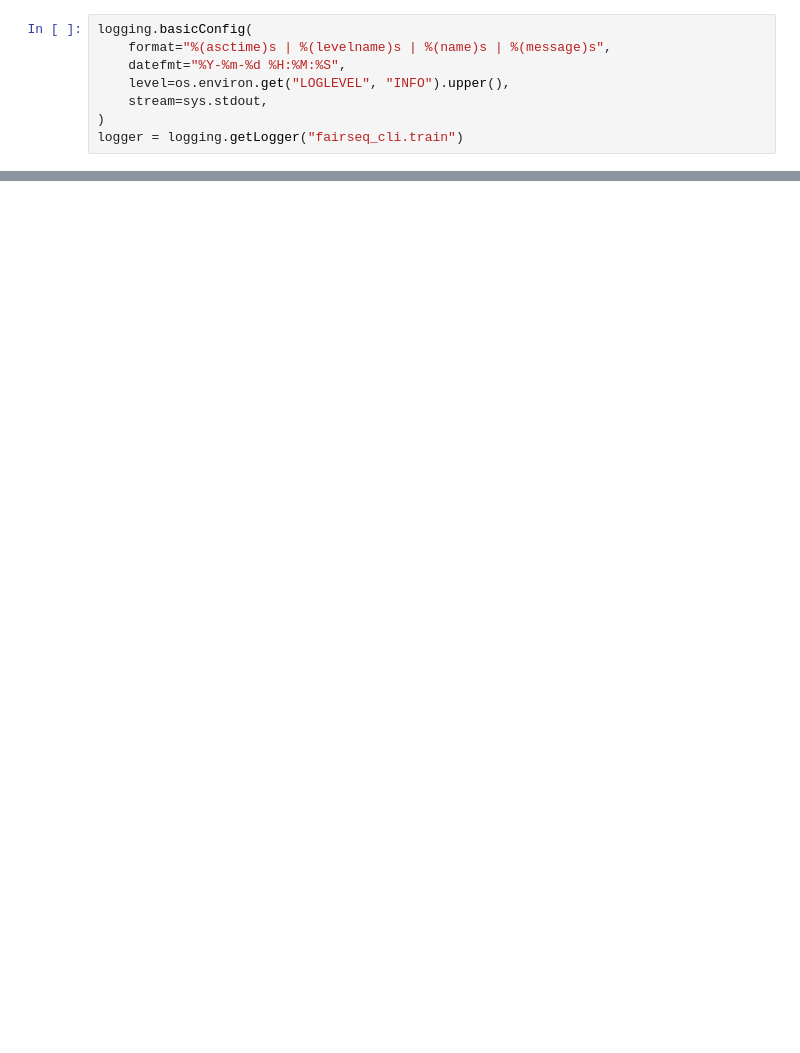
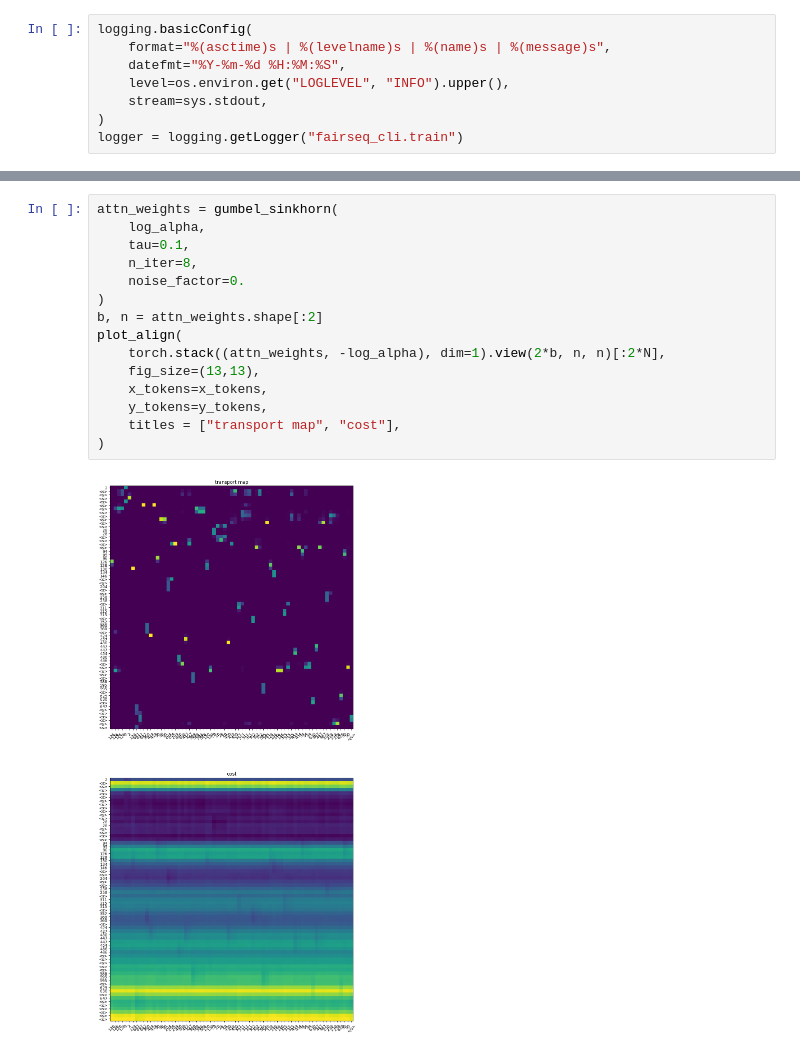
Before and after one commit to George0828Zhang/simulst, a Jupyter notebook: eval/visualize.ipynb, the cells around one changed output, grey strips where cells are left out. Cells and saved outputs as stored; diff of their text form; blank space fills up the shorter version.

```diff
--- a/eval/visualize.ipynb
+++ b/eval/visualize.ipynb
@@ -156,0 +335,17 @@ plt.imshow(attn[1])
+# %%
+attn_weights = gumbel_sinkhorn(
+    log_alpha,
+    tau=0.1,
+    n_iter=8,
+    noise_factor=0.
+)
+b, n = attn_weights.shape[:2]
+plot_align(
+    torch.stack((attn_weights, -log_alpha), dim=1).view(2*b, n, n)[:2*N],
+    fig_size=(13,13),
+    x_tokens=x_tokens,
+    y_tokens=y_tokens,
+    titles = ["transport map", "cost"],
+)
+# %% [output]
+[figure, added]
```
Also changed, not shown: parts of 19 cells of this notebook, 7 other files.
